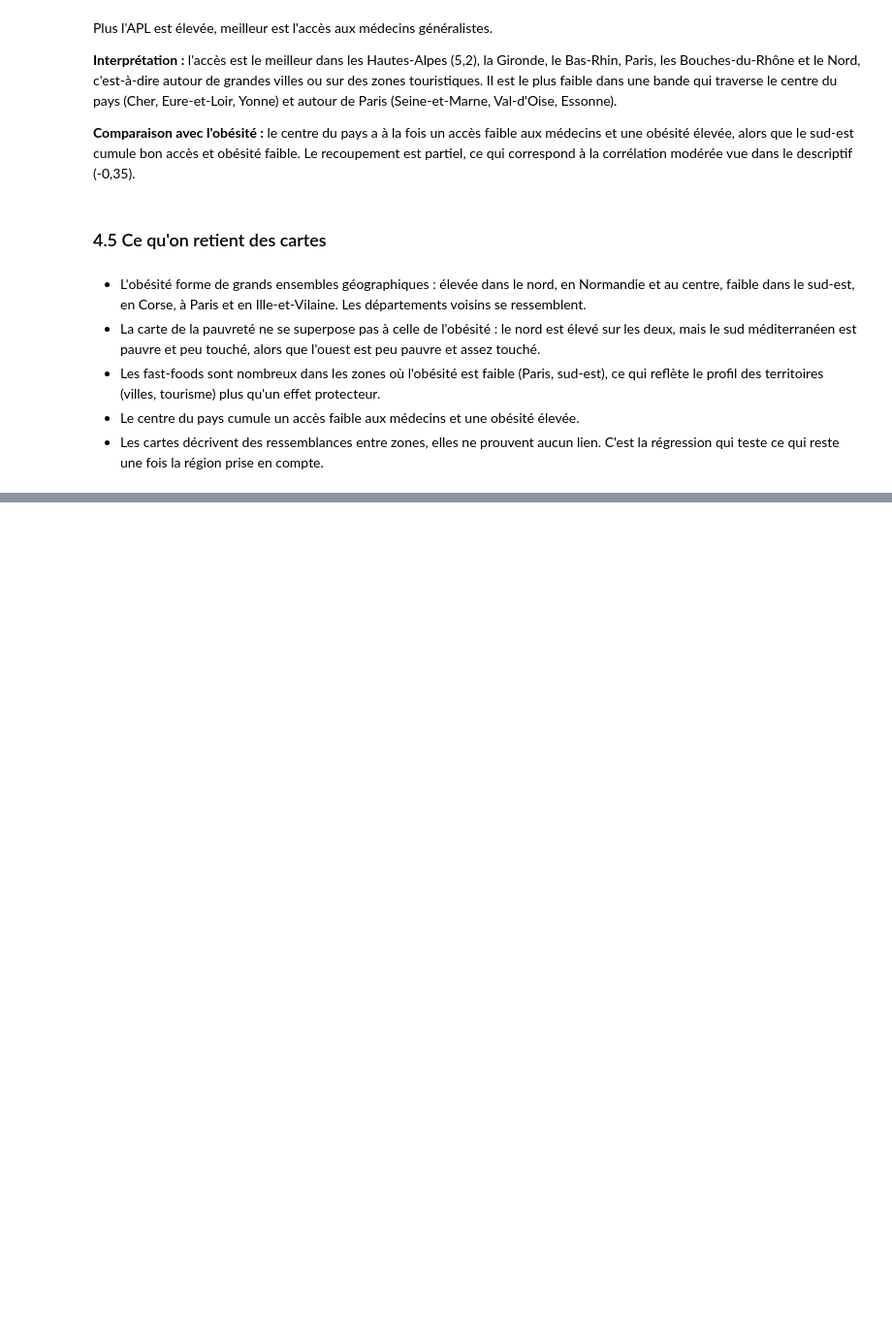
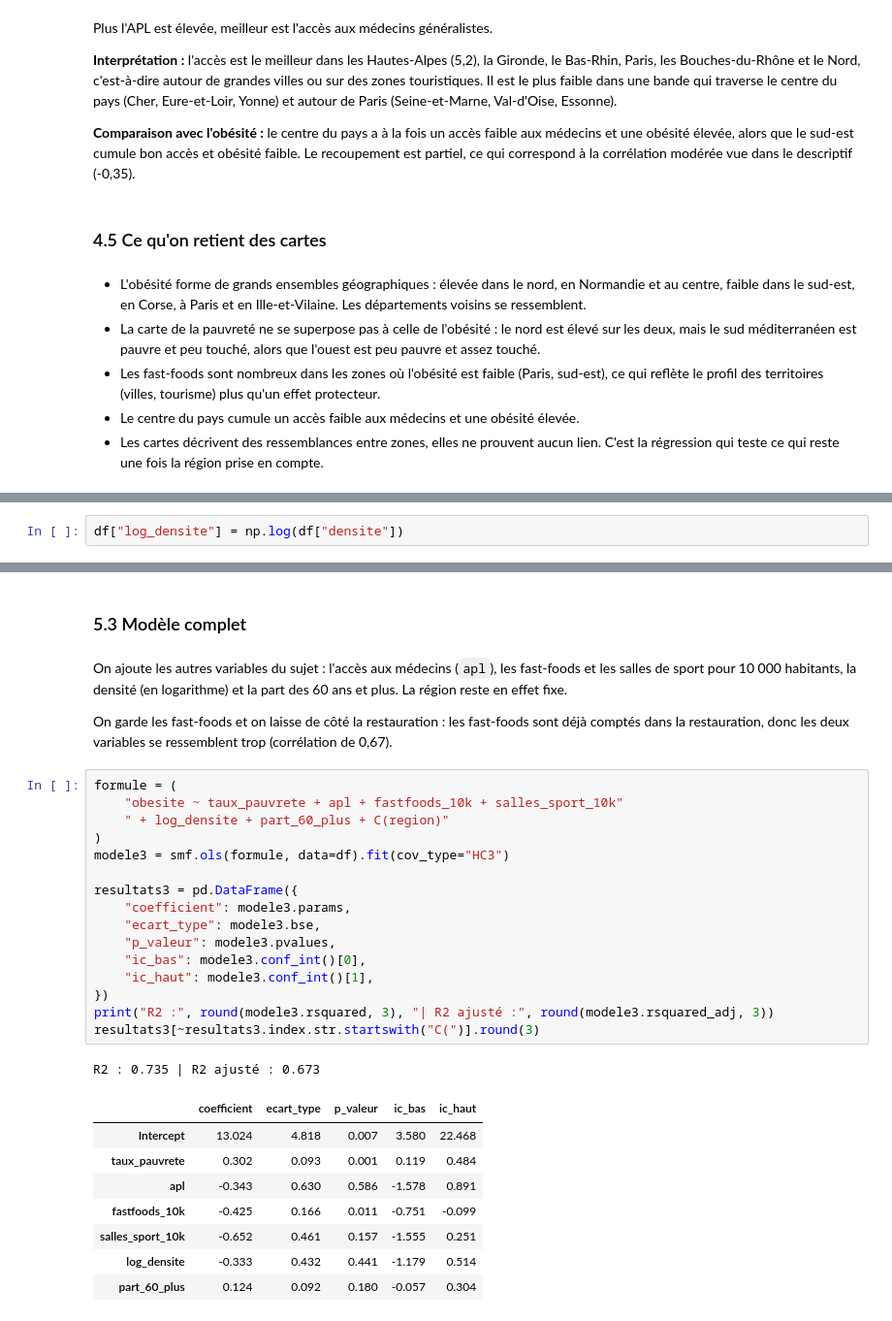
Before and after one commit to leonardlevi/projet-2A, a Jupyter notebook: notebooks/rapport.ipynb, the cells around one changed output, grey strips where cells are left out. Shown at 97% size. Cells and saved outputs as stored; diff of their text form; blank space fills up the shorter version.

Commit message:
Ajout de la régression et de la conclusion au rapport

```diff
--- a/notebooks/rapport.ipynb
+++ b/notebooks/rapport.ipynb
@@ -367,0 +375,2 @@ Plus l'APL est élevée, meilleur est l'accès aux médecins généralistes.
+# %%
+df["log_densite"] = np.log(df["densite"])
@@ -367,0 +427,32 @@ Plus l'APL est élevée, meilleur est l'accès aux médecins généralistes.
+# %% [markdown]
+### 5.3 Modèle complet
+# %% [markdown]
+On ajoute les autres variables du sujet : l'accès aux médecins (`apl`), les fast-foods et les salles de sport pour 10 000 habitants, la densité (en logarithme) et la part des 60 ans et plus. La région reste en effet fixe.
+
+On garde les fast-foods et on laisse de côté la restauration : les fast-foods sont déjà comptés dans la restauration, donc les deux variables se ressemblent trop (corrélation de 0,67).
+# %%
+formule = (
+    "obesite ~ taux_pauvrete + apl + fastfoods_10k + salles_sport_10k"
+    " + log_densite + part_60_plus + C(region)"
+)
+modele3 = smf.ols(formule, data=df).fit(cov_type="HC3")
+
+resultats3 = pd.DataFrame({
+    "coefficient": modele3.params,
+    "ecart_type": modele3.bse,
+    "p_valeur": modele3.pvalues,
+    "ic_bas": modele3.conf_int()[0],
+    "ic_haut": modele3.conf_int()[1],
+})
+print("R2 :", round(modele3.rsquared, 3), "| R2 ajusté :", round(modele3.rsquared_adj, 3))
+resultats3[~resultats3.index.str.startswith("C(")].round(3)
+# %% [output]
+R2 : 0.735 | R2 ajusté : 0.673
+|  | coefficient | ecart_type | p_valeur | ic_bas | ic_haut |
+| Intercept | 13.024 | 4.818 | 0.007 | 3.580 | 22.468 |
+| taux_pauvrete | 0.302 | 0.093 | 0.001 | 0.119 | 0.484 |
+| apl | -0.343 | 0.630 | 0.586 | -1.578 | 0.891 |
+| fastfoods_10k | -0.425 | 0.166 | 0.011 | -0.751 | -0.099 |
+| salles_sport_10k | -0.652 | 0.461 | 0.157 | -1.555 | 0.251 |
+| log_densite | -0.333 | 0.432 | 0.441 | -1.179 | 0.514 |
+| part_60_plus | 0.124 | 0.092 | 0.180 | -0.057 | 0.304 |
```
Also changed, not shown: parts of 25 cells of this notebook.
